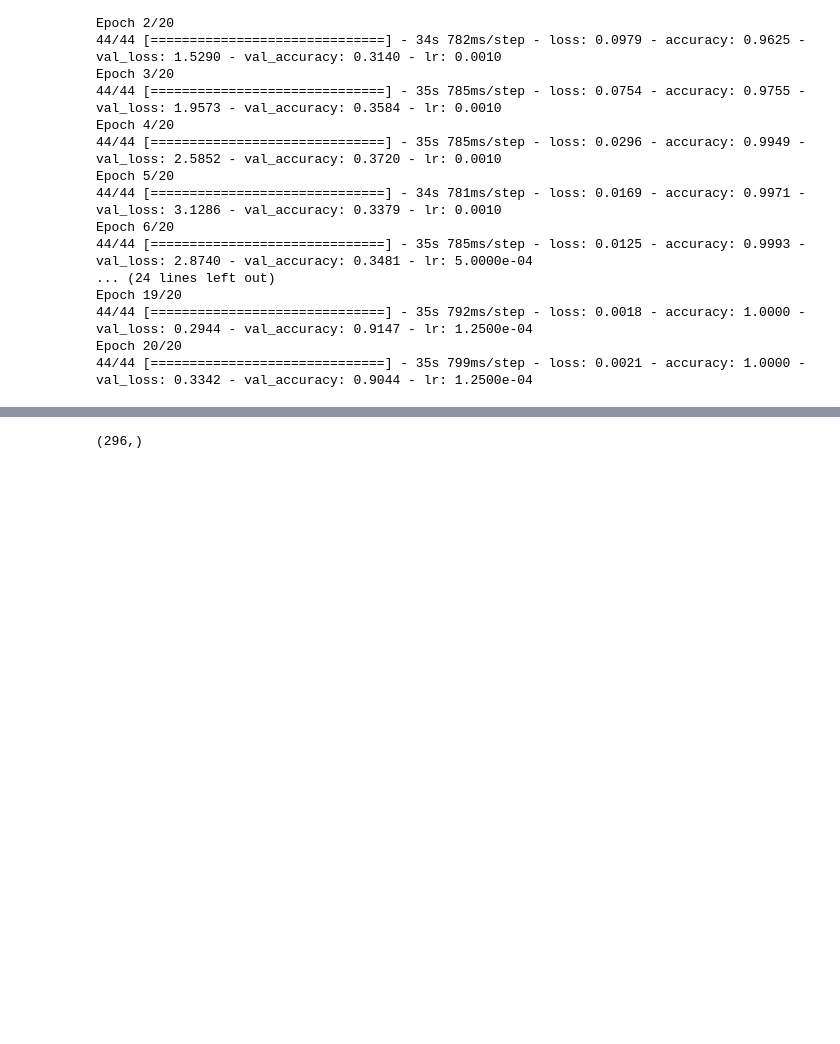
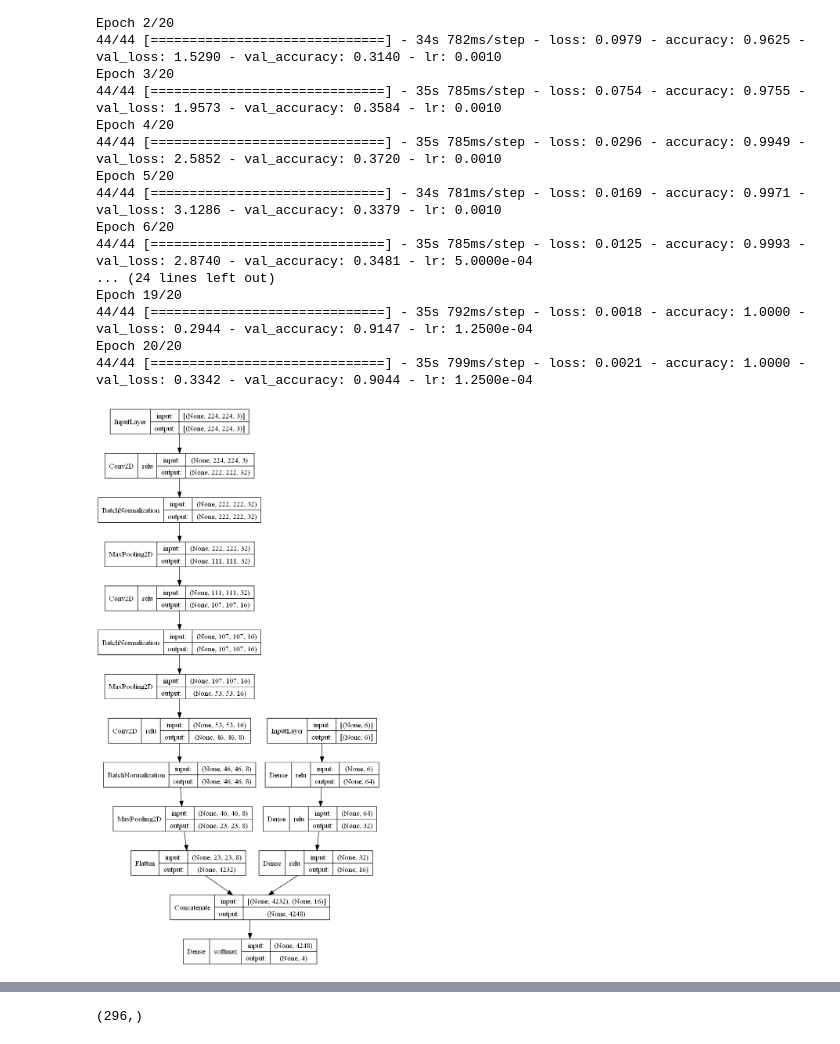
Before and after one commit to carlotala/TFG_BA_project_code, a Jupyter notebook: model_workflow.ipynb, the cells around one changed output, grey strips where cells are left out. Saved outputs shown, nothing was run; the diff lists cells and outputs as text; code cells hidden in the pictures; blank space fills up the shorter version.

Commit message:
fixing bugs and creating graphs for results

```diff
--- a/model_workflow.ipynb
+++ b/model_workflow.ipynb
@@ -345,3 +348,9 @@ np.save('history_16.npy', history.history)
 # %%
 # model = load_model('models/model_13.h5') # model 1 y 2 primeros (1 sin val y 2 con val), con los 9000 y val/test acc 1, epoch 1
 # model 3 es con el sample y 3 epochs
+# %%
+model = load_model('models/model_16.h5')
+# %%
+plot_model(model, to_file="my_model.png", show_shapes=True, show_layer_activations=True,show_layer_names=False, expand_nested=True)
+# %% [output]
+[figure, added]
```
Also changed, not shown: parts of 7 cells of this notebook, 2 other files.
